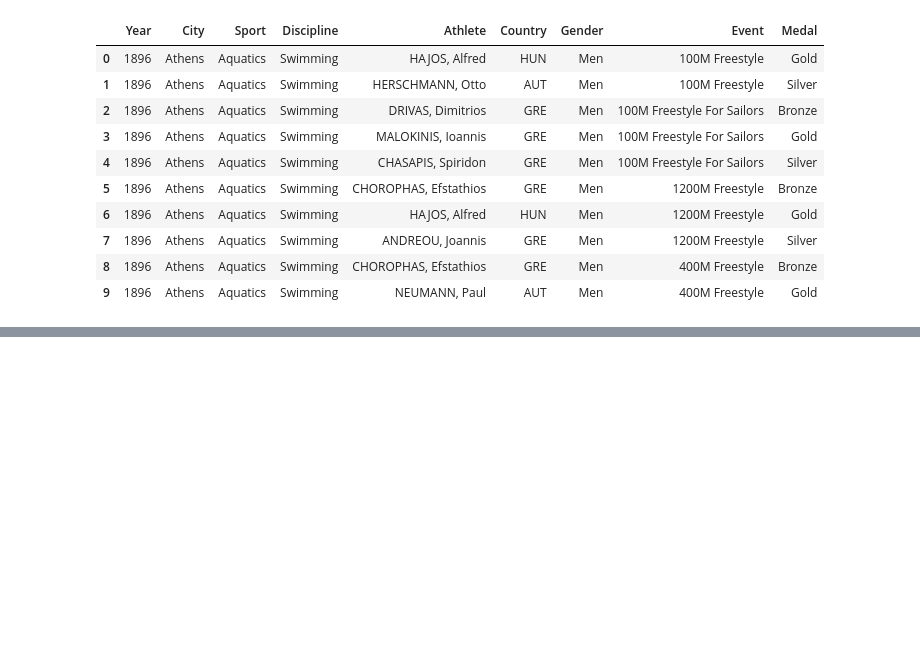
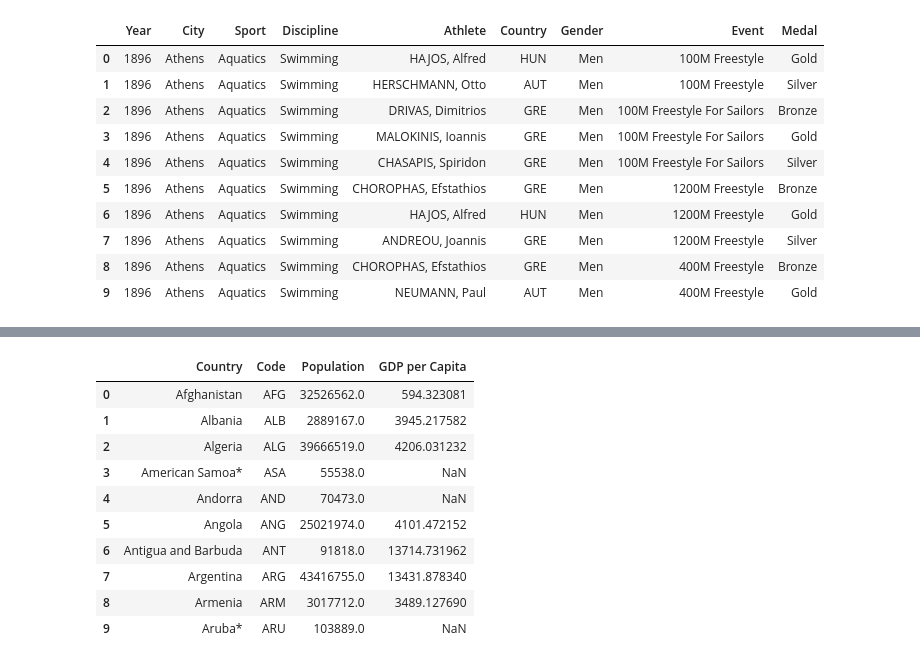
Before and after one commit to victorcruz90/Olympic-medals-analysis, a Jupyter notebook: Initial_data_understanding.ipynb, the cells around one changed output, grey strips where cells are left out. Saved outputs shown, nothing was run; the diff lists cells and outputs as text; code cells hidden in the pictures; blank space fills up the shorter version.

```diff
--- a/Initial_data_understanding.ipynb
+++ b/Initial_data_understanding.ipynb
@@ -234,0 +322,14 @@ data_summer['City'].
+# %%
+data_dict.head(10)
+# %% [output]
+|  | Country | Code | Population | GDP per Capita |
+| 0 | Afghanistan | AFG | 32526562.0 | 594.323081 |
+| 1 | Albania | ALB | 2889167.0 | 3945.217582 |
+| 2 | Algeria | ALG | 39666519.0 | 4206.031232 |
+| 3 | American Samoa* | ASA | 55538.0 | NaN |
+| 4 | Andorra | AND | 70473.0 | NaN |
+| 5 | Angola | ANG | 25021974.0 | 4101.472152 |
+| 6 | Antigua and Barbuda | ANT | 91818.0 | 13714.731962 |
+| 7 | Argentina | ARG | 43416755.0 | 13431.878340 |
+| 8 | Armenia | ARM | 3017712.0 | 3489.127690 |
+| 9 | Aruba* | ARU | 103889.0 | NaN |
```
Also changed, not shown: parts of 17 cells of this notebook.
